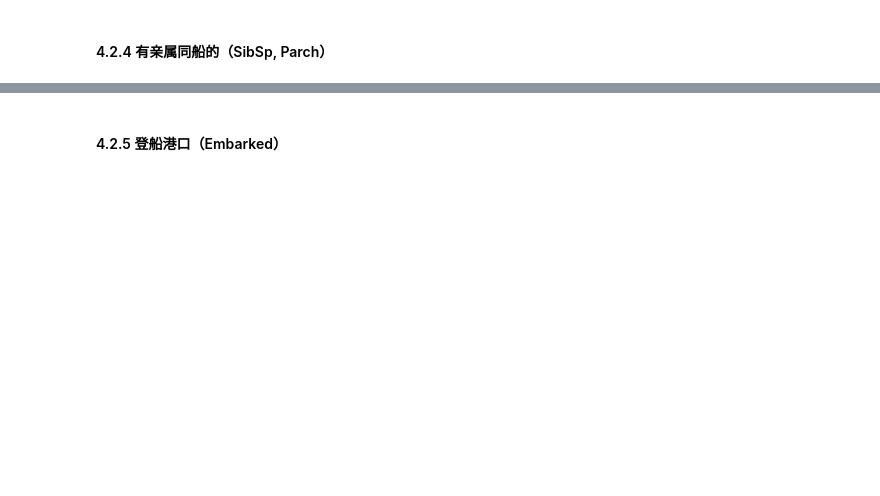
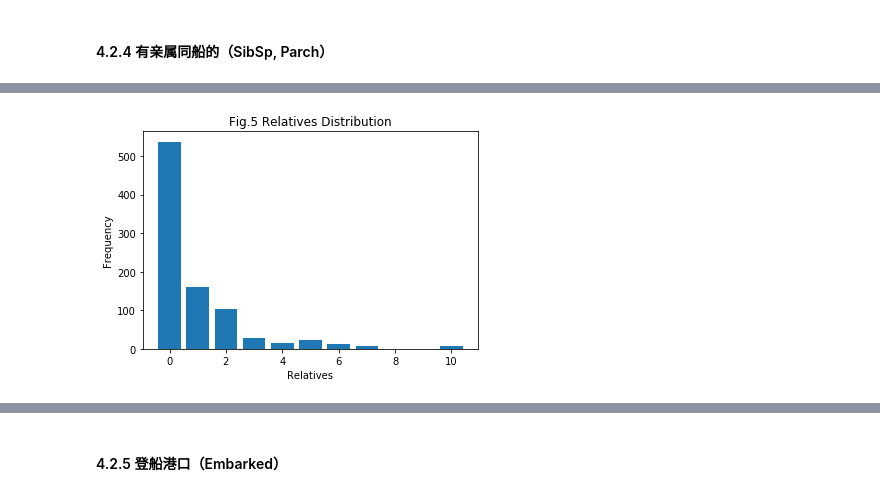
Before and after one commit to DiabloCC/UdacityCourse, a Jupyter notebook: p4/report/p4_tatanic_report.ipynb, the cells around one changed output, grey strips where cells are left out. Drawn from its saved outputs; the diff is of its cells as text; code cells hidden in the pictures; blank space fills up the shorter version.

```diff
--- a/p4/report/p4_tatanic_report.ipynb
+++ b/p4/report/p4_tatanic_report.ipynb
@@ -359,2 +386,7 @@ H1: 样本n的生存率与总体生存率不同
 # %% [markdown]
 #### 4.2.4 有亲属同船的（SibSp, Parch）
+# %%
+# 合并同船亲属：
+original_df['Relatives'] = original_df['SibSp'] + original_df['Parch']
+# original_df[original_df['Relatives']>5]
+original_df.groupby('Relatives')['Survived'].describe()
@@ -360,0 +405,11 @@ H1: 样本n的生存率与总体生存率不同
+# %%
+# 亲属数量分布
+survived_group = original_df.groupby('Relatives')['Survived']
+relatives_count = survived_group.count()
+plt.bar(relatives_count.index, relatives_count.values)
+plt.xlabel('Relatives')
+plt.ylabel('Frequency')
+plt.title('Fig.5 Relatives Distribution')
+plt.show()
+# %% [output]
+[figure, added]
```
Also changed, not shown: parts of 24 cells of this notebook, 1 other file.
